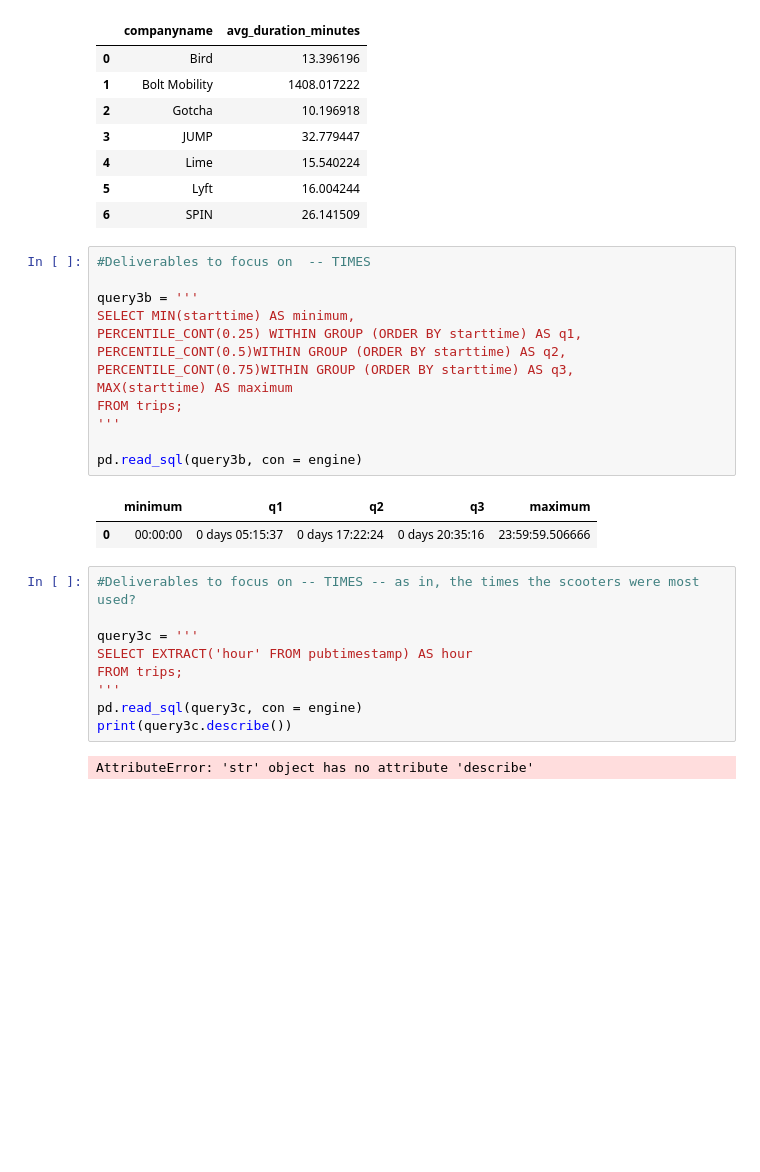
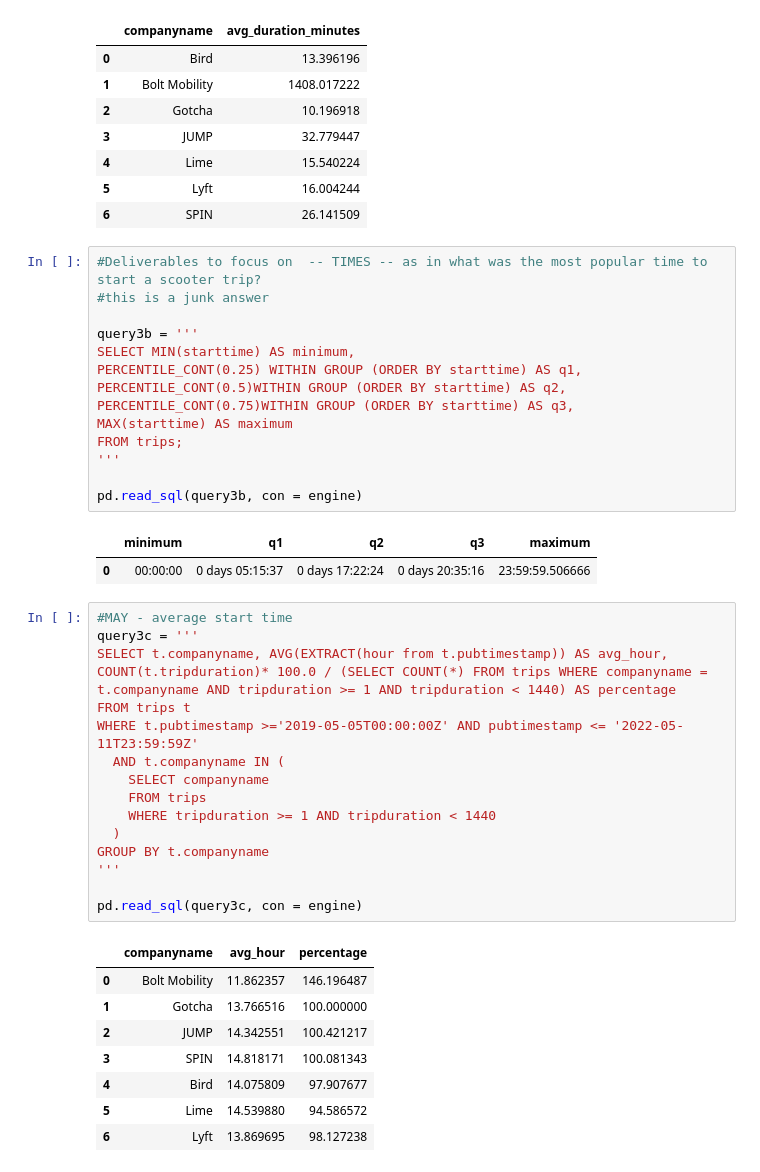
Before and after one commit to NSS-Data-Analytics-Cohort-8/scooter-partner1-witch_trial_logic, a Jupyter notebook: notebooks/scooters_cjp.ipynb, the cells around one changed output. Saved outputs shown, nothing was run; the diff lists cells and outputs as text; blank space fills up the shorter version.

```diff
--- a/notebooks/scooters_cjp.ipynb
+++ b/notebooks/scooters_cjp.ipynb
@@ -487,7 +487,8 @@ pd.read_sql(query3a, con = engine)
 | 5 | Lyft | 16.004244 |
 | 6 | SPIN | 26.141509 |
 # %%
-#Deliverables to focus on  -- TIMES
+#Deliverables to focus on  -- TIMES -- as in what was the most popular time to start a scooter trip?
+#this is a junk answer
 
 query3b = '''
 SELECT MIN(starttime) AS minimum,
@@ -502,14 +503,27 @@ pd.read_sql(query3b, con = engine)
 # %% [output]
 |  | minimum | q1 | q2 | q3 | maximum |
 | 0 | 00:00:00 | 0 days 05:15:37 | 0 days 17:22:24 | 0 days 20:35:16 | 23:59:59.506666 |
-# %%
-#Deliverables to focus on -- TIMES -- as in, the times the scooters were most used?
-
-query3c = '''
-SELECT EXTRACT('hour' FROM pubtimestamp) AS hour
-FROM trips;
-'''
-pd.read_sql(query3c, con = engine)
-print(query3c.describe())
-# %% [output]
-AttributeError: 'str' object has no attribute 'describe'
+# %%
+#MAY - average start time
+query3c = '''
+SELECT t.companyname, AVG(EXTRACT(hour from t.pubtimestamp)) AS avg_hour, COUNT(t.tripduration)* 100.0 / (SELECT COUNT(*) FROM trips WHERE companyname = t.companyname AND tripduration >= 1 AND tripduration < 1440) AS percentage
+FROM trips t
+WHERE t.pubtimestamp >='2019-05-05T00:00:00Z' AND pubtimestamp <= '2022-05-11T23:59:59Z'
+  AND t.companyname IN (
+    SELECT companyname
+    FROM trips
+    WHERE tripduration >= 1 AND tripduration < 1440
+  )
+GROUP BY t.companyname
+'''
+
+pd.read_sql(query3c, con = engine)
+# %% [output]
+|  | companyname | avg_hour | percentage |
+| 0 | Bolt Mobility | 11.862357 | 146.196487 |
+| 1 | Gotcha | 13.766516 | 100.000000 |
+| 2 | JUMP | 14.342551 | 100.421217 |
+| 3 | SPIN | 14.818171 | 100.081343 |
+| 4 | Bird | 14.075809 | 97.907677 |
+| 5 | Lime | 14.539880 | 94.586572 |
+| 6 | Lyft | 13.869695 | 98.127238 |
```
Also changed, not shown: parts of 5 cells of this notebook.
